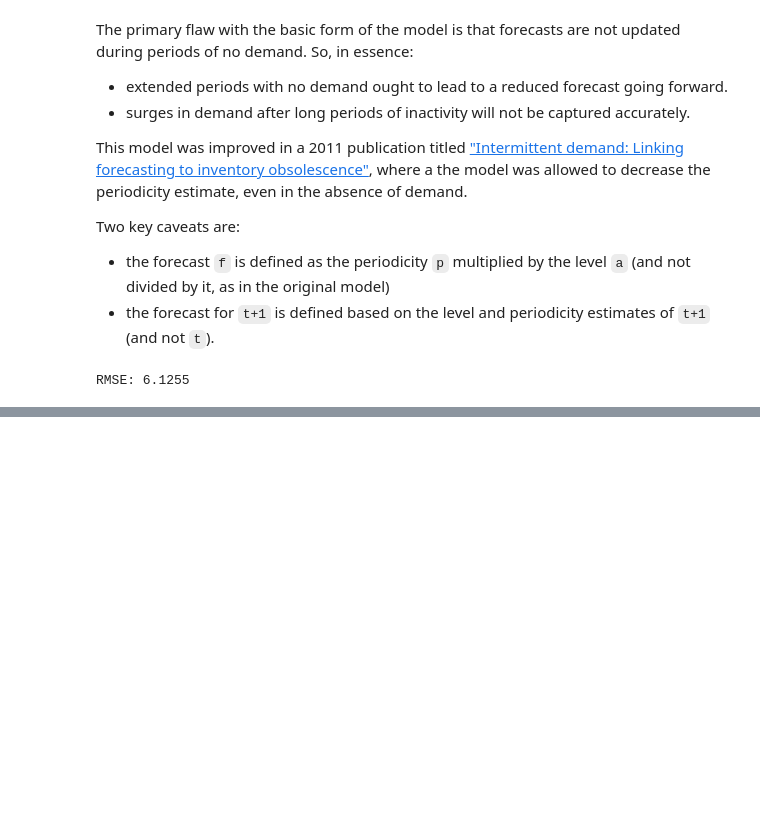
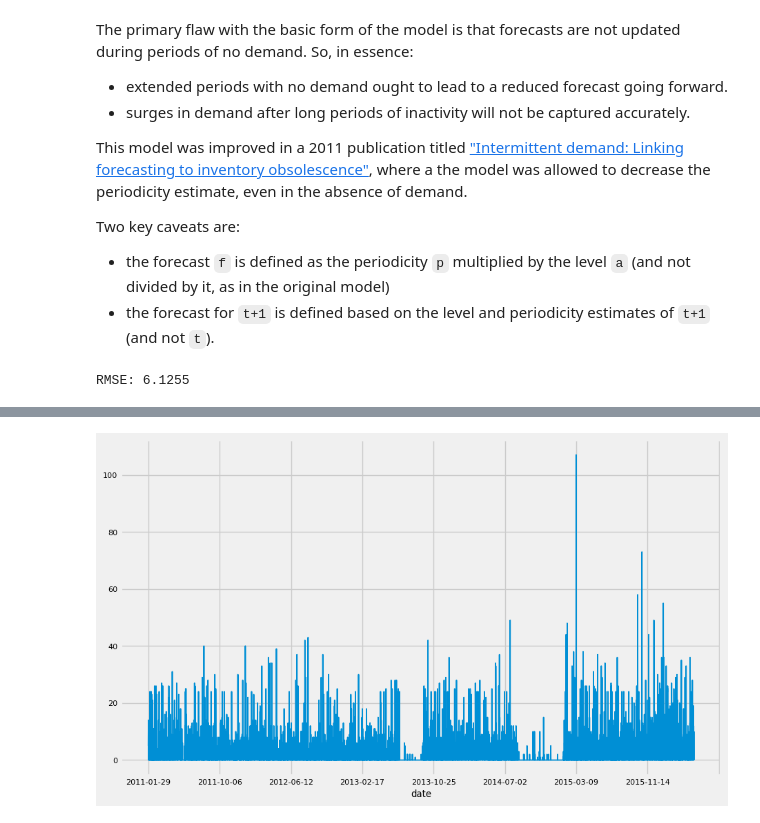
Before and after one commit to bachaudhry/time_series, a Jupyter notebook: ts_with_k/06_Sales_and_Demand_Forecasting.ipynb, the cells around one changed output, grey strips where cells are left out. Saved outputs shown, nothing was run; the diff lists cells and outputs as text; code cells hidden in the pictures; blank space fills up the shorter version.

```diff
--- a/ts_with_k/06_Sales_and_Demand_Forecasting.ipynb
+++ b/ts_with_k/06_Sales_and_Demand_Forecasting.ipynb
@@ -342,0 +394,6 @@ RMSE: 6.1255
+# %%
+# Creating subset
+df = xdat.loc[xdat.item_id == 'HOBBIES_1_288'][['date', 'sales']].copy()
+df.set_index('date').sales.plot();
+# %% [output]
+[figure, added]
```
Also changed, not shown: parts of 33 cells of this notebook.
